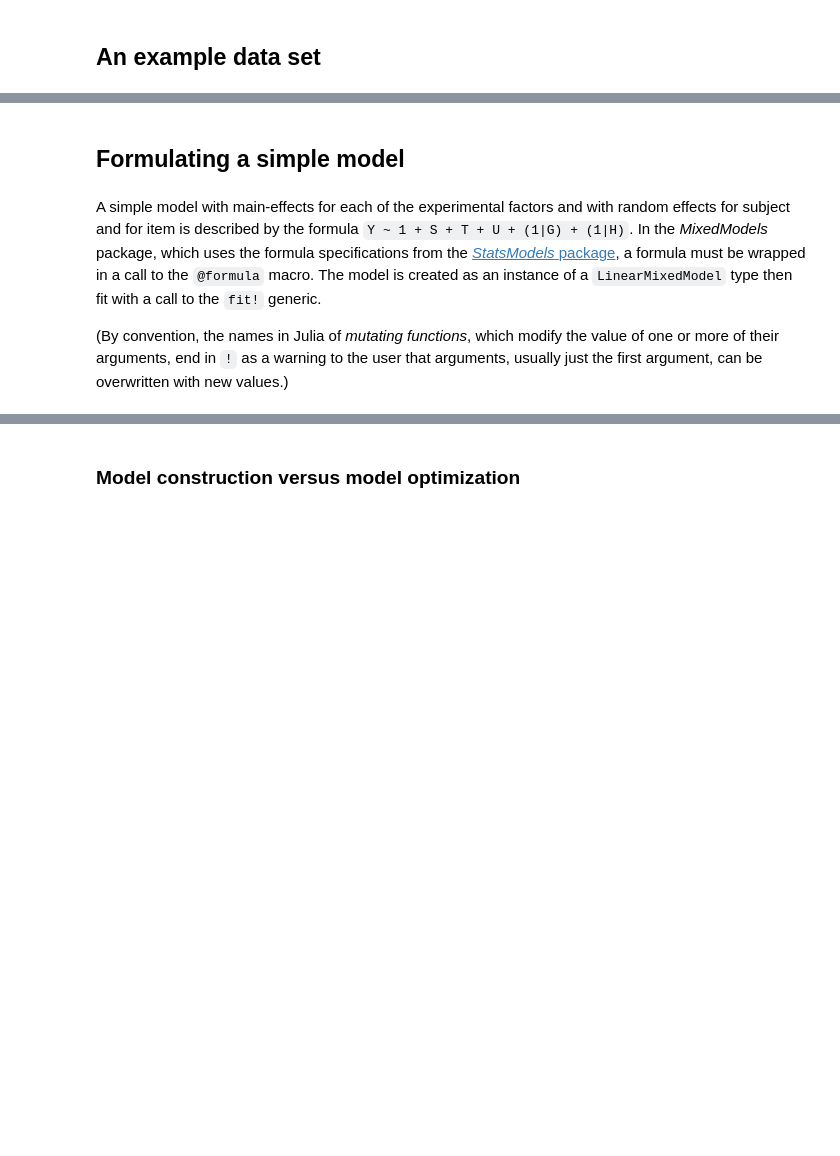
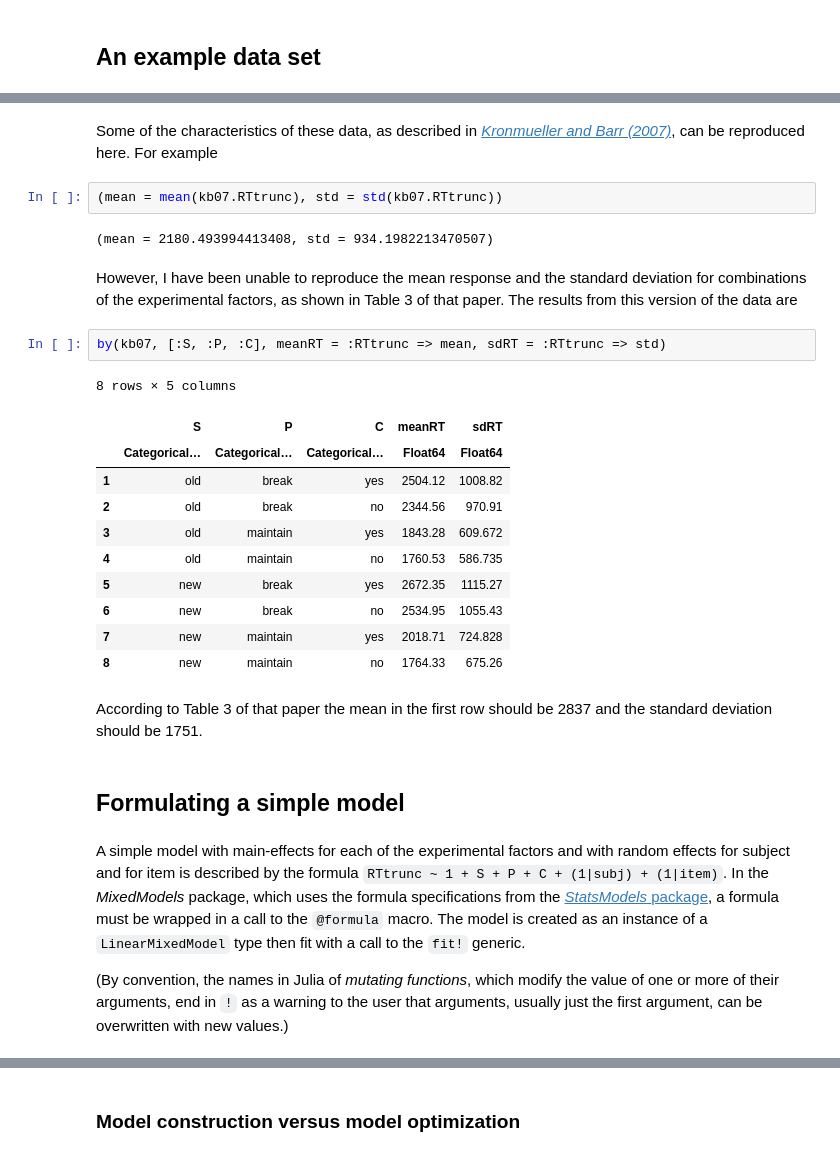
Before and after one commit to dmbates/JuliaWorkshop, a Jupyter notebook: Complexity.ipynb, the cells around one changed output, grey strips where cells are left out. Saved outputs shown, nothing was run; the diff lists cells and outputs as text; blank space fills up the shorter version.

```diff
--- a/Complexity.ipynb
+++ b/Complexity.ipynb
@@ -106,7 +90,32 @@ All of the experimental factors vary within subject and within item.
+# %% [markdown]
+Some of the characteristics of these data, as described in [_Kronmueller and Barr (2007)_](https://www.sciencedirect.com/science/article/pii/S0749596X06000581), can be reproduced here.  For example
+# %%
+(mean = mean(kb07.RTtrunc), std = std(kb07.RTtrunc))
+# %% [output]
+(mean = 2180.493994413408, std = 934.1982213470507)
+# %% [markdown]
+However, I have been unable to reproduce the mean response and the standard deviation for combinations of the experimental factors, as shown in Table 3 of that paper.
+The results from this version of the data are
+# %%
+by(kb07, [:S, :P, :C], meanRT = :RTtrunc => mean, sdRT = :RTtrunc => std)
+# %% [output]
+8 rows × 5 columns
+|  | S | P | C | meanRT | sdRT |
+|  | Categorical… | Categorical… | Categorical… | Float64 | Float64 |
+| 1 | old | break | yes | 2504.12 | 1008.82 |
+| 2 | old | break | no | 2344.56 | 970.91 |
+| 3 | old | maintain | yes | 1843.28 | 609.672 |
+| 4 | old | maintain | no | 1760.53 | 586.735 |
+| 5 | new | break | yes | 2672.35 | 1115.27 |
+| 6 | new | break | no | 2534.95 | 1055.43 |
+| 7 | new | maintain | yes | 2018.71 | 724.828 |
+| 8 | new | maintain | no | 1764.33 | 675.26 |
+# %% [markdown]
+According to Table 3 of that paper the mean in the first row should be 2837 and the standard deviation should be 1751.
 # %% [markdown]
 ## Formulating a simple model
 # %% [markdown]
-A simple model with main-effects for each of the experimental factors and with random effects for subject and for item is described by the formula `Y ~ 1 + S + T + U + (1|G) + (1|H)`.
+A simple model with main-effects for each of the experimental factors and with random effects for subject and for item is described by the formula `RTtrunc ~ 1 + S + P + C + (1|subj) + (1|item)`.
 In the _MixedModels_ package, which uses the formula specifications from the [_StatsModels_ package](https://github.com/JuliaStats/StatsModels.jl), a formula must be wrapped in a call to the `@formula` macro.
 The model is created as an instance of a `LinearMixedModel` type then fit with a call to the `fit!` generic.
 
```
Also changed, not shown: parts of 82 cells of this notebook, 1 other file.
